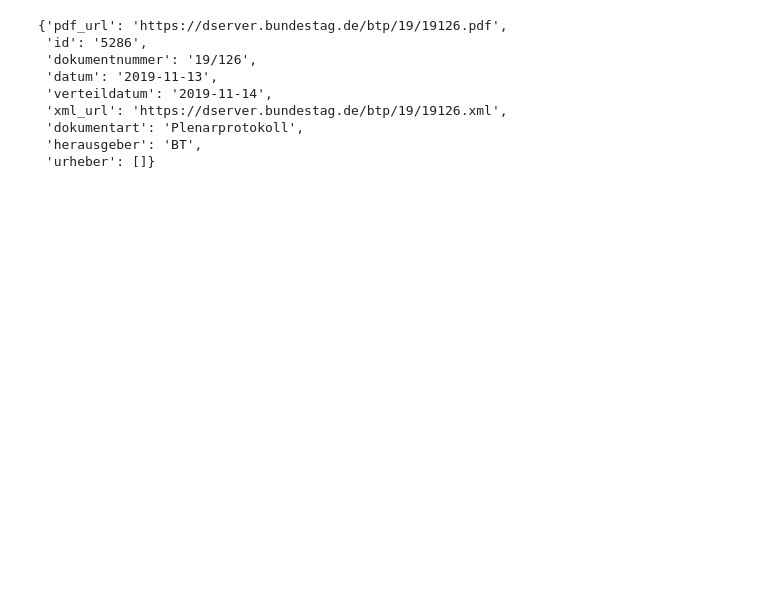
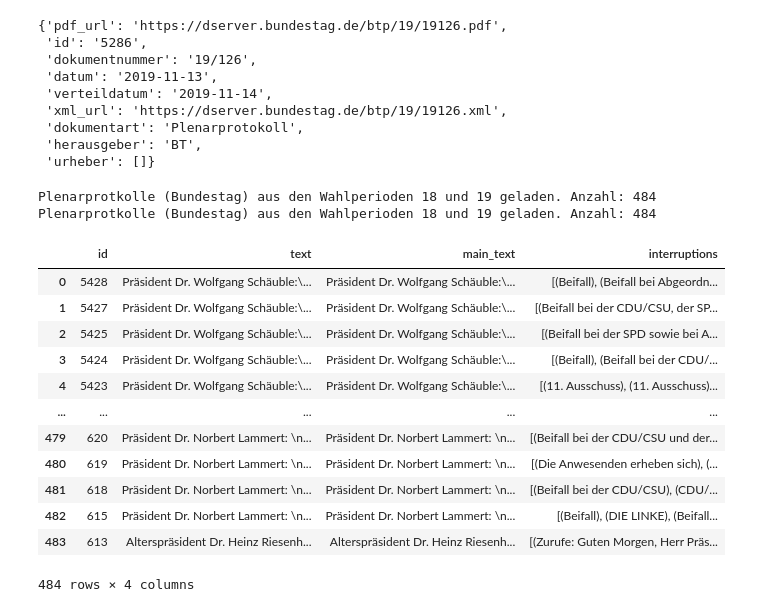
Before and after one commit to PaulaHagen/afd, a Jupyter notebook: start_here.ipynb, the cells around one changed output. Drawn from its saved outputs; the diff is of its cells as text; code cells hidden in the pictures; blank space fills up the shorter version.

```diff
--- a/start_here.ipynb
+++ b/start_here.ipynb
@@ -89,3 +56,25 @@ bta.get_plenaryprotocol('5286')['fundstelle']
  'dokumentart': 'Plenarprotokoll',
  'herausgeber': 'BT',
  'urheber': []}
+# %%
+# Try API package instead (takes 2-3 min.)
+metadata = get_metadata()
+textdata = get_textdata()
+textdata = identify_interruptions(textdata)
+textdata
+# %% [output]
+Plenarprotkolle (Bundestag) aus den Wahlperioden 18 und 19 geladen. Anzahl: 484
+Plenarprotkolle (Bundestag) aus den Wahlperioden 18 und 19 geladen. Anzahl: 484
+|  | id | text | main_text | interruptions |
+| 0 | 5428 | Präsident Dr. Wolfgang Schäuble:\... | Präsident Dr. Wolfgang Schäuble:\... | [(Beifall), (Beifall bei Abgeordn... |
+| 1 | 5427 | Präsident Dr. Wolfgang Schäuble:\... | Präsident Dr. Wolfgang Schäuble:\... | [(Beifall bei der CDU/CSU, der SP... |
+| 2 | 5425 | Präsident Dr. Wolfgang Schäuble:\... | Präsident Dr. Wolfgang Schäuble:\... | [(Beifall bei der SPD sowie bei A... |
+| 3 | 5424 | Präsident Dr. Wolfgang Schäuble:\... | Präsident Dr. Wolfgang Schäuble:\... | [(Beifall), (Beifall bei der CDU/... |
+| 4 | 5423 | Präsident Dr. Wolfgang Schäuble:\... | Präsident Dr. Wolfgang Schäuble:\... | [(11. Ausschuss), (11. Ausschuss)... |
+| ... | ... | ... | ... | ... |
+| 479 | 620 | Präsident Dr. Norbert Lammert: \n... | Präsident Dr. Norbert Lammert: \n... | [(Beifall bei der CDU/CSU und der... |
+| 480 | 619 | Präsident Dr. Norbert Lammert: \n... | Präsident Dr. Norbert Lammert: \n... | [(Die Anwesenden erheben sich), (... |
+| 481 | 618 | Präsident Dr. Norbert Lammert: \n... | Präsident Dr. Norbert Lammert: \n... | [(Beifall bei der CDU/CSU), (CDU/... |
+| 482 | 615 | Präsident Dr. Norbert Lammert: \n... | Präsident Dr. Norbert Lammert: \n... | [(Beifall), (DIE LINKE), (Beifall... |
+| 483 | 613 | Alterspräsident Dr. Heinz Riesenh... | Alterspräsident Dr. Heinz Riesenh... | [(Zurufe: Guten Morgen, Herr Präs... |
+484 rows × 4 columns
```
Also changed, not shown: parts of 8 cells of this notebook, 1 other file.
